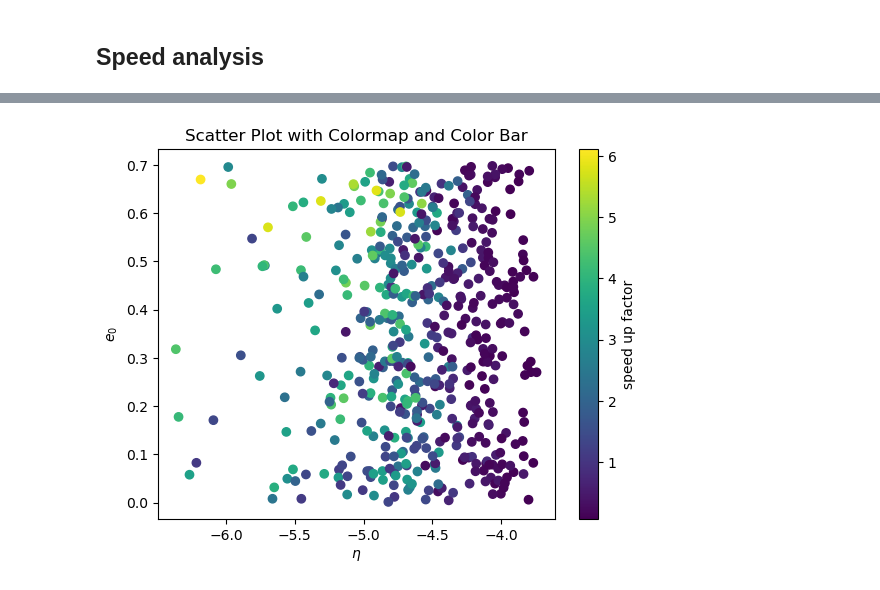
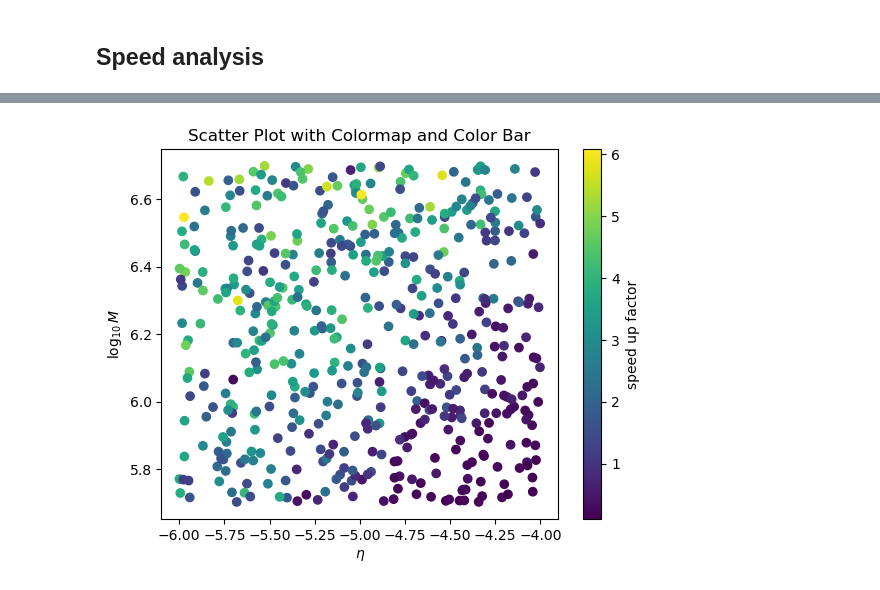
Before and after one commit to lorenzsp/EMRI_FrequencyDomainWaveforms, a Jupyter notebook: single_waveform_analysis.ipynb, the cells around one changed output, grey strips where cells are left out. Drawn from its saved outputs; the diff is of its cells as text; code cells hidden in the pictures.

```diff
--- a/single_waveform_analysis.ipynb
+++ b/single_waveform_analysis.ipynb
@@ -177,29 +175,29 @@ plt.plot(np.log10(injection_pars[:,1]/injection_pars[:,0]), speed_up_factor, '.'
 # %%
 import numpy as np
 import matplotlib.pyplot as plt
 
 # Generate random data
 x = np.log10(injection_pars[:,1]/injection_pars[:,0])
-y = injection_pars[:,4]
+y = np.log10(injection_pars[:,0])
 z = speed_up_factor
 
 # Define color scheme
 cmap = plt.get_cmap('viridis')
 colors = cmap(z)
 
 # Plot scatter plot with colormap and color bar
 fig, ax = plt.subplots()
 plt.scatter(x, y, c=z, cmap=cmap)
 plt.colorbar(label='speed up factor')
 
 # Set axis labels and title
 ax.set_xlabel('$\eta$')
-ax.set_ylabel('$e_0$')
+ax.set_ylabel('$\log_{10} M$')
 ax.set_title('Scatter Plot with Colormap and Color Bar')
 
 # Show the plot
 plt.show()
 # %% [output]
-[figure, old version]
+[figure, new version]
 # %%
 dset.close()
```
Also changed, not shown: parts of 2 cells of this notebook, 2 other files.
